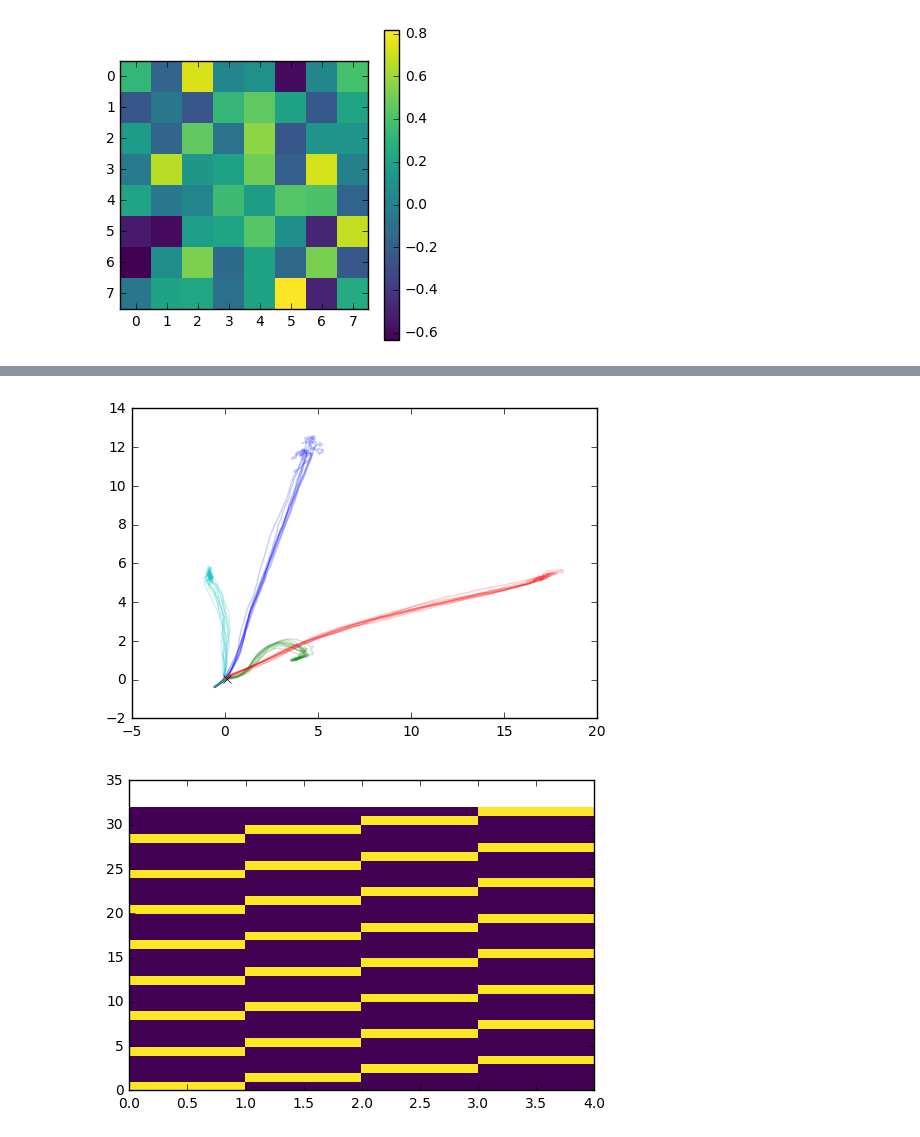
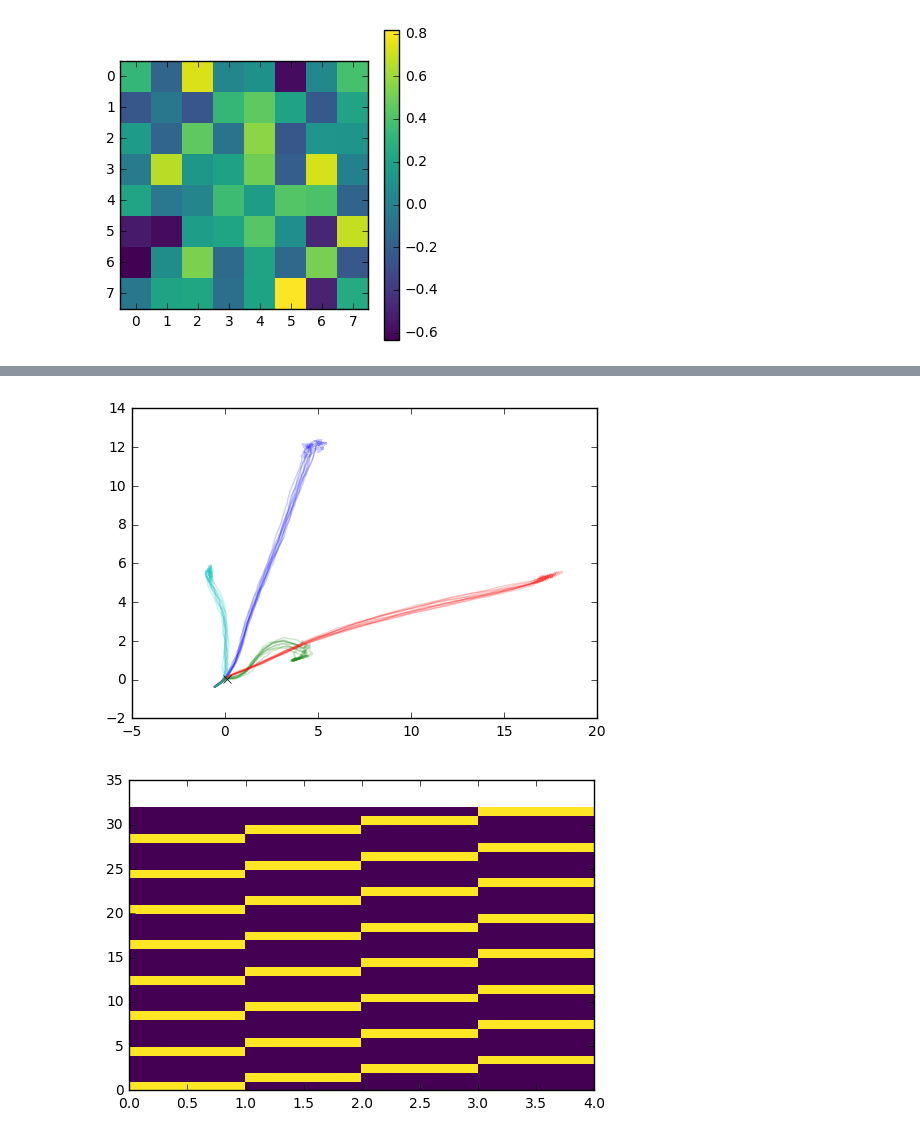
Before and after one commit to davidbrandfonbrener/sisyphus2, a Jupyter notebook: notebooks/fixed_point_task_analysis.ipynb, the cells around one changed output, grey strips where cells are left out. Saved outputs shown, nothing was run; the diff lists cells and outputs as text; code cells hidden in the pictures.

```diff
--- a/notebooks/fixed_point_task_analysis.ipynb
+++ b/notebooks/fixed_point_task_analysis.ipynb
@@ -327,16 +329,24 @@ plt.show()
 # %%
-n_reps = 10
+def pca_plot(n_in,s_long,s):
 
-colors = ['b','g','r','c','k','y']
+    s_pca = demean(s_long[300,:,:])
+    c_pca = np.cov(s_pca.T)
+    evals,evecs = np.linalg.eig(c_pca)
 
-for ii in range(n_in):
-    for jj in range(n_reps):
-        plt.plot(s[:,inp==ii,:][:,jj,:].dot(evecs[:,0]),s[:,inp==ii,:][:,jj,:].dot(evecs[:,1]),c=colors[ii],alpha=.2)
+    fig = plt.figure()
+    for ii in range(n_in):
+        for jj in range(n_reps):
+            plt.plot(s[:,inp==ii,:][:,jj,:].dot(evecs[:,0]),s[:,inp==ii,:][:,jj,:].dot(evecs[:,1]),c=colors[ii],alpha=.2)
 
-plt.plot(brec.dot(evecs[:,0]),brec.dot(evecs[:,1]),'kx')
+    plt.plot(brec.dot(evecs[:,0]),brec.dot(evecs[:,1]),'kx')
+
+    return fig
+
+fig = pca_plot(n_in,s_long,s)
+
 plt.show()
 # %% [output]
-[figure, old version]
+[figure, new version]
 # %%
 #single neuron ablations
 
```
Also changed, not shown: parts of 14 cells of this notebook, 1 other file.
